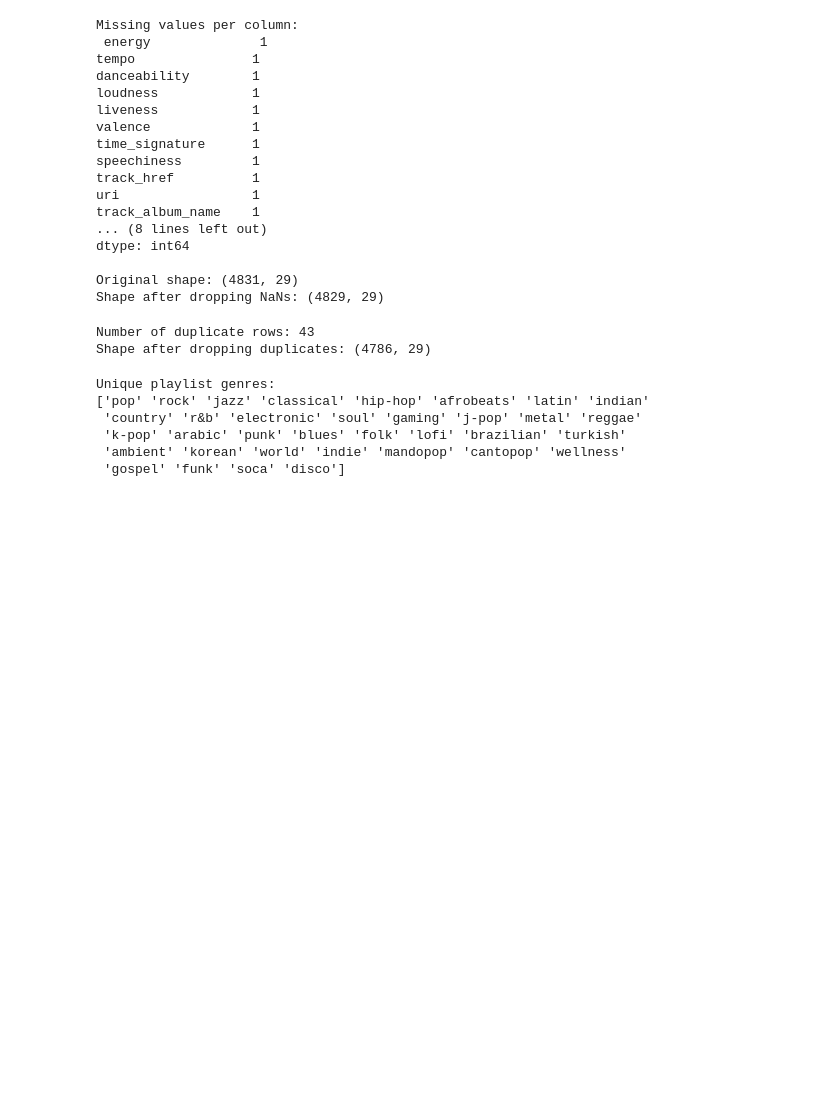
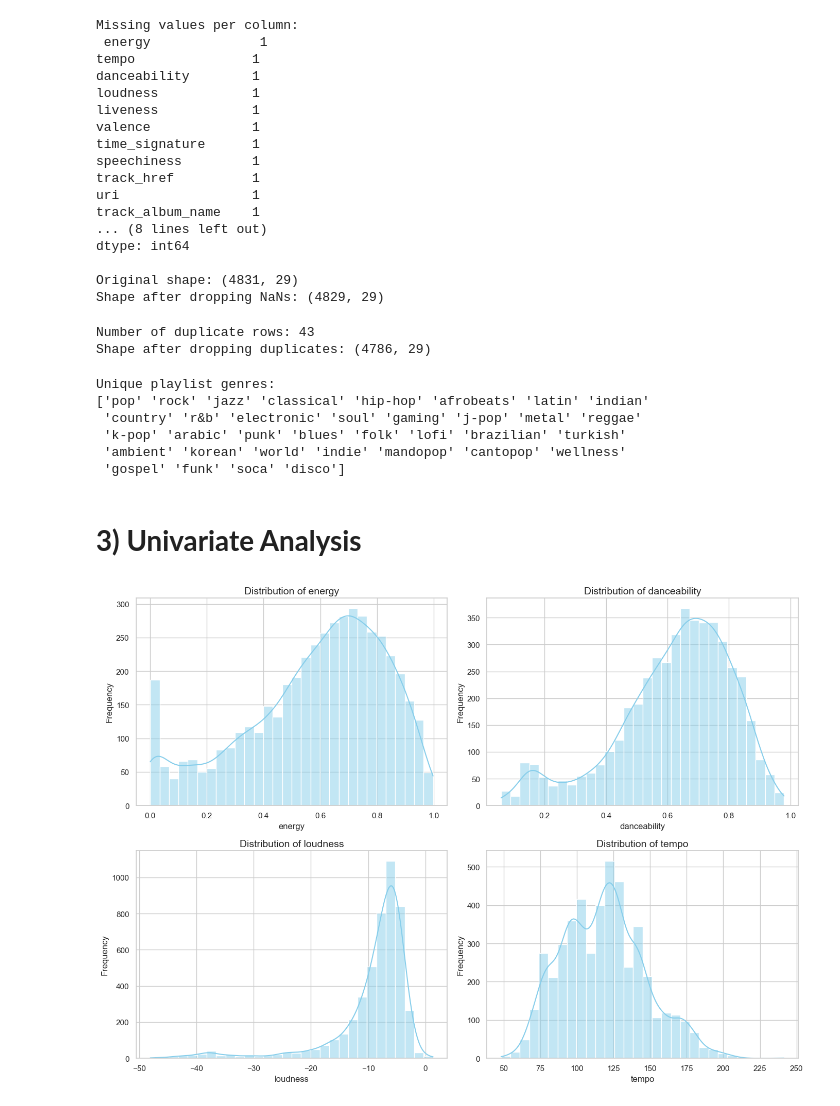
Before and after one commit to LeanderSam/Music-Analysis, a Jupyter notebook: code_files/EDA.ipynb, the cells around one changed output. Cells and saved outputs as stored; diff of their text form; code cells hidden in the pictures; blank space fills up the shorter version.

Commit message:
Some univariate plots

```diff
--- a/code_files/EDA.ipynb
+++ b/code_files/EDA.ipynb
@@ -146,3 +146,25 @@ Unique playlist genres:
 # Encode remaining categorical variables (like genre) if you plan to include them in the distance calculations
 # Scale the numerical features (using StandardScaler or MinMaxScaler) so that features with large numbers
 # (like tempo or duration) don't dominate features with small numbers (like acousticness or speechiness)
+# %% [markdown]
+# **3) Univariate Analysis**
+# %%
+# Set aesthetics for plots
+sns.set_theme(style="whitegrid")
+
+# Define numerical features of interest
+numerical_features = ['energy', 'danceability', 'loudness', 'tempo']
+
+# 1. Plot histograms with KDE
+plt.figure(figsize=(14, 10))
+for i, feature in enumerate(numerical_features, 1):
+    plt.subplot(2, 2, i)
+    sns.histplot(df[feature], kde=True, bins=30, color='skyblue')
+    plt.title(f'Distribution of {feature}', fontsize=14)
+    plt.xlabel(feature, fontsize=12)
+    plt.ylabel('Frequency', fontsize=12)
+
+plt.tight_layout()
+plt.show()
+# %% [output]
+[figure, added]
```
Also changed, not shown: parts of 2 cells of this notebook.
